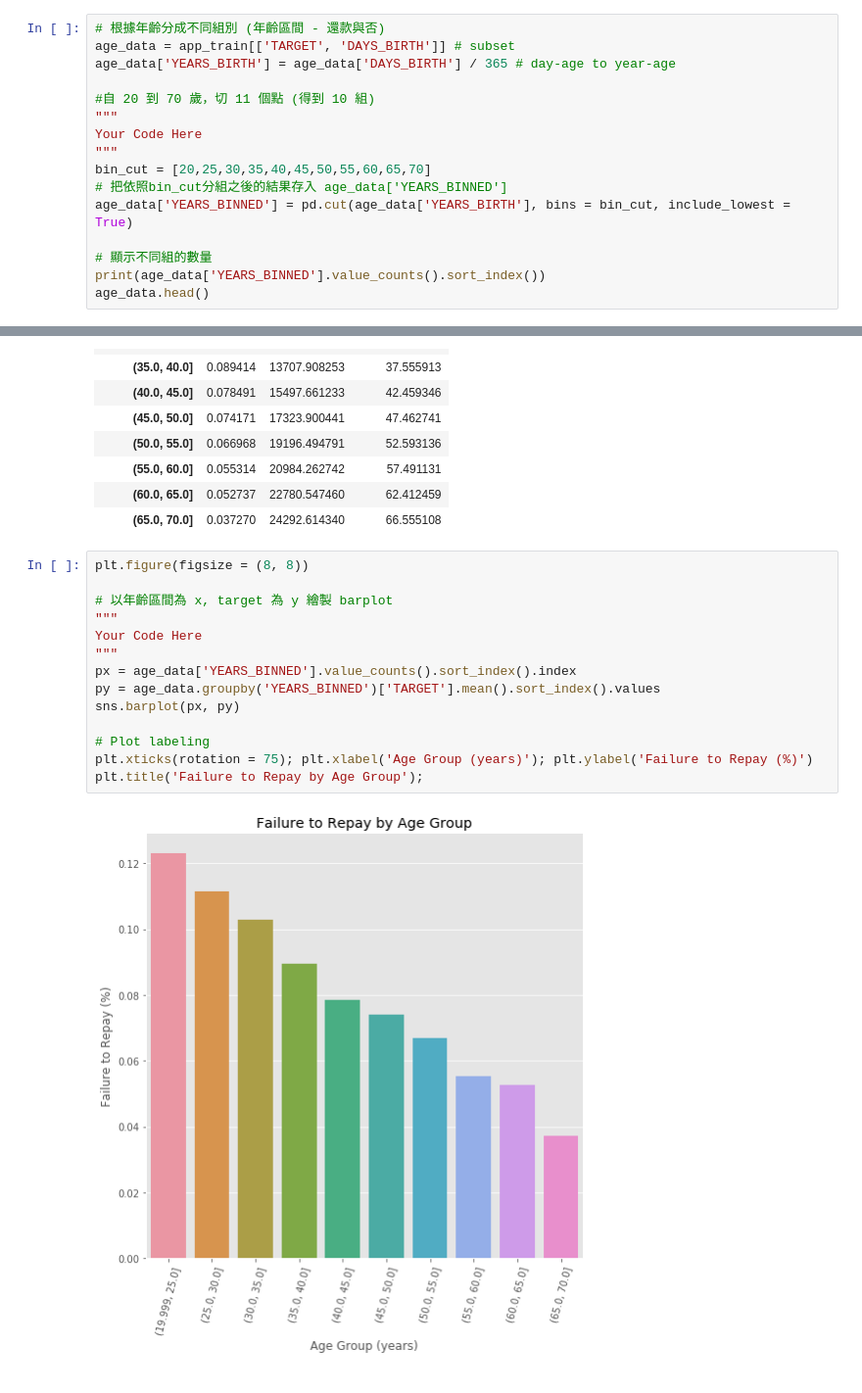
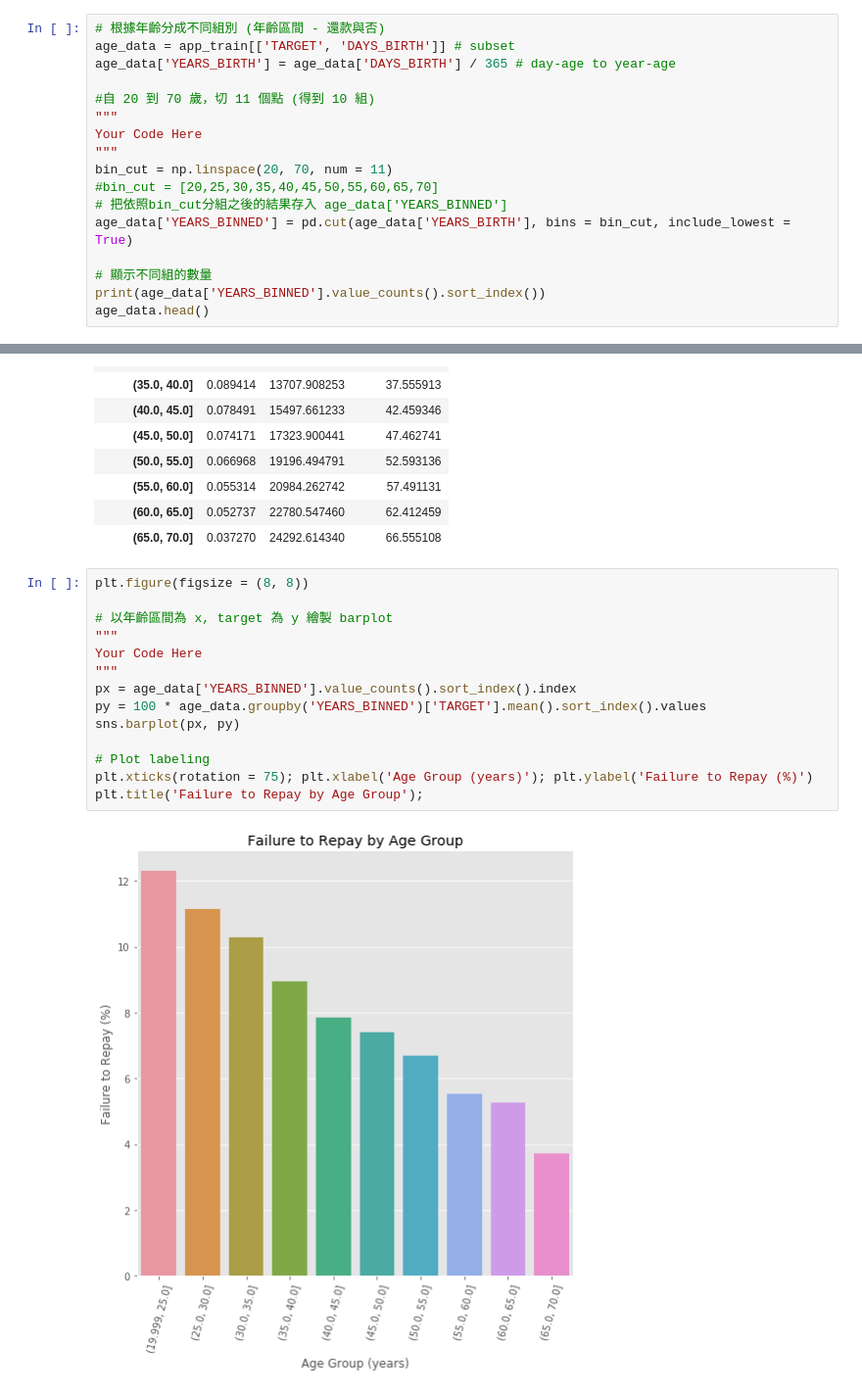
Before and after one commit to Viggochang/1st-DL-CVMarathon-, a Jupyter notebook: Day_016_HW.ipynb, the cells around one changed output, grey strips where cells are left out. Shown at 98% size. Saved outputs shown, nothing was run; the diff lists cells and outputs as text.

```diff
--- a/Day_016_HW.ipynb
+++ b/Day_016_HW.ipynb
@@ -55,7 +55,8 @@ age_data['YEARS_BIRTH'] = age_data['DAYS_BIRTH'] / 365 # day-age to year-age
 """
 Your Code Here
 """
-bin_cut = [20,25,30,35,40,45,50,55,60,65,70]
+bin_cut = np.linspace(20, 70, num = 11)
+#bin_cut = [20,25,30,35,40,45,50,55,60,65,70]
 # 把依照bin_cut分組之後的結果存入 age_data['YEARS_BINNED']
 age_data['YEARS_BINNED'] = pd.cut(age_data['YEARS_BIRTH'], bins = bin_cut, include_lowest = True)
 
@@ -118,16 +119,16 @@ age_groups
 # %%
 plt.figure(figsize = (8, 8))
 
 # 以年齡區間為 x, target 為 y 繪製 barplot
 """
 Your Code Here
 """
 px = age_data['YEARS_BINNED'].value_counts().sort_index().index
-py = age_data.groupby('YEARS_BINNED')['TARGET'].mean().sort_index().values
+py = 100 * age_data.groupby('YEARS_BINNED')['TARGET'].mean().sort_index().values
 sns.barplot(px, py)
 
 # Plot labeling
 plt.xticks(rotation = 75); plt.xlabel('Age Group (years)'); plt.ylabel('Failure to Repay (%)')
 plt.title('Failure to Repay by Age Group');
 # %% [output]
-[figure, old version]
+[figure, new version]
```
